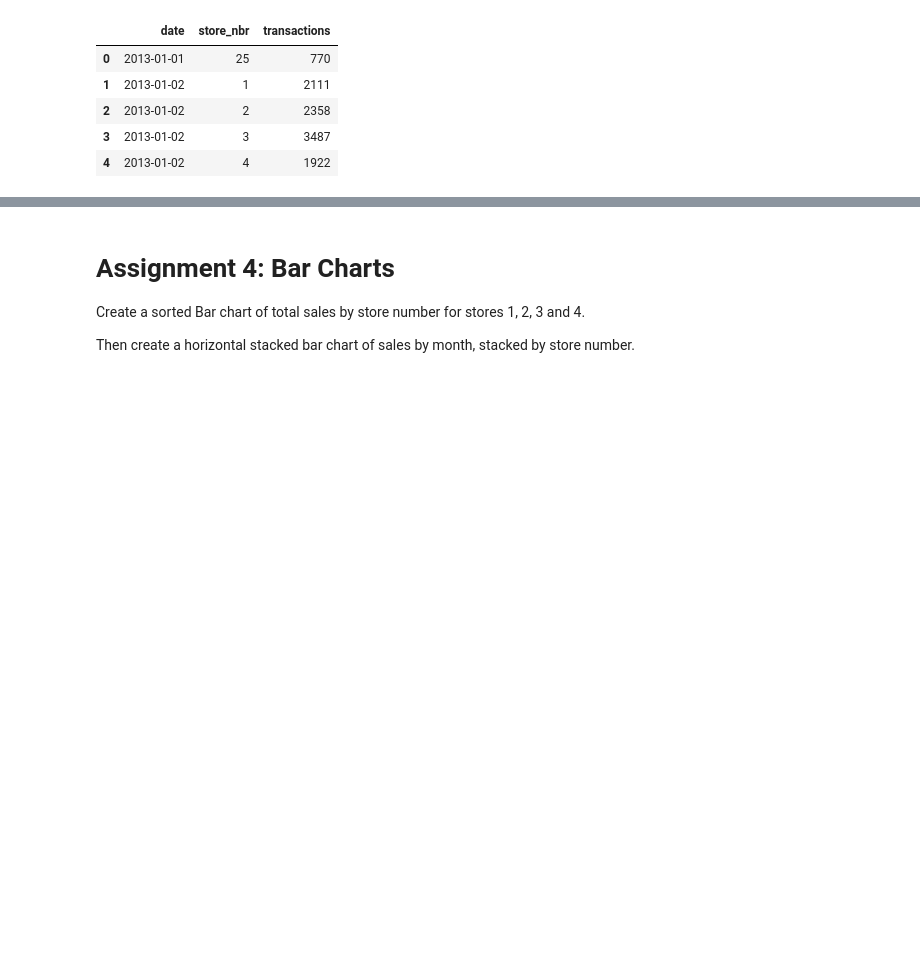
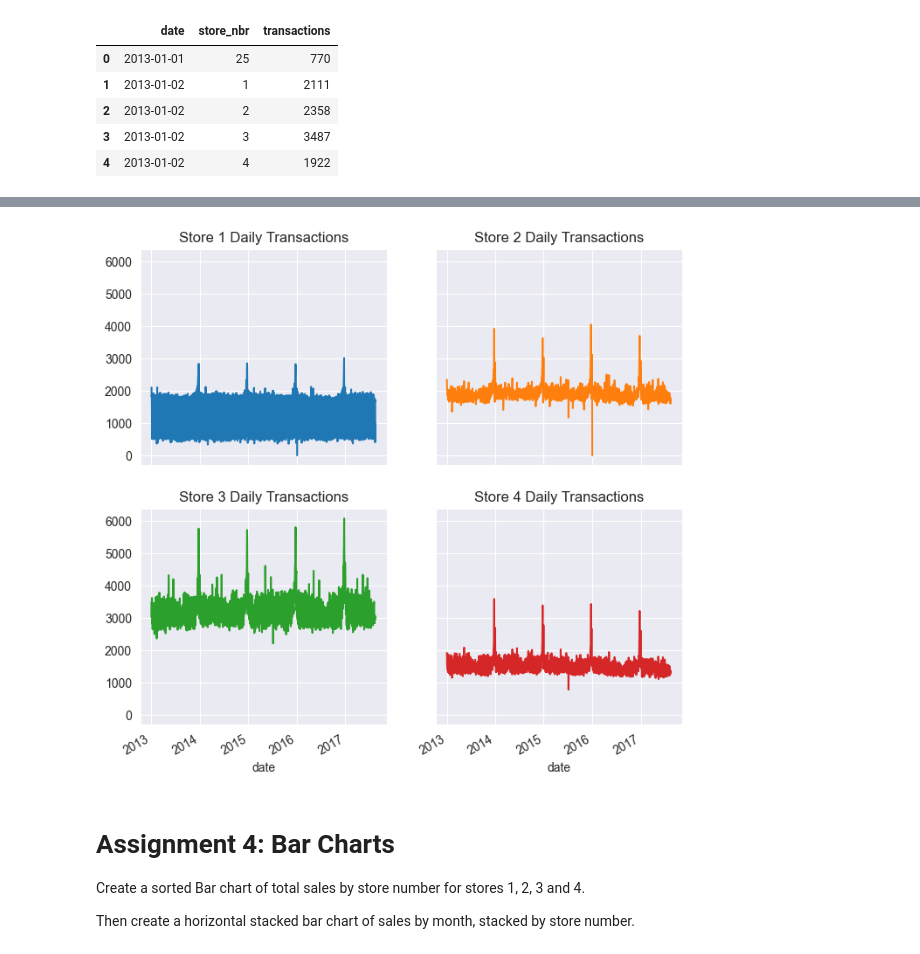
Before and after one commit to jameslaurence82/Udemy-Python_DataAnalysis_NumpyPandas, a Jupyter notebook: Pandas Course Resources/Course_Assignments/section05_data_viz.ipynb, the cells around one changed output, grey strips where cells are left out. Saved outputs shown, nothing was run; the diff lists cells and outputs as text; code cells hidden in the pictures; blank space fills up the shorter version.

Commit message:
working through visualizations - at bar charts

```diff
--- a/Pandas Course Resources/Course_Assignments/section05_data_viz.ipynb
+++ b/Pandas Course Resources/Course_Assignments/section05_data_viz.ipynb
@@ -81,7 +81,7 @@ Once you've done that, create a 2x2 line plot of transactions vs time, with one
 
 Thanks!
 # %%
-transactions = pd.read_csv("../retail/transactions.csv")
+transactions = pd.read_csv("../retail/transactions.csv", parse_dates=['date'])
 transactions.head()
 # %% [output]
 |  | date | store_nbr | transactions |
@@ -90,3 +90,17 @@ transactions.head()
 | 2 | 2013-01-02 | 2 | 2358 |
 | 3 | 2013-01-02 | 3 | 3487 |
 | 4 | 2013-01-02 | 4 | 1922 |
+# %%
+# filter store_nbr for Stores 1 to 4 using logical conditions
+mask1234 = (
+    (transactions['store_nbr'] >= 1) &
+    (transactions['store_nbr'] < 5)
+)
+##### OR ######
+
+# filter store_nbr for Stores 1 to 4 using pd['column_name].isin([]) method
+mask_1234 = transactions['store_nbr'].isin([1,2,3,4])
+
+# apply mask to transactions DataFrame
+stores_1234 = transactions.loc[mask_1234]
+stores_1234
@@ -92,0 +121,7 @@ transactions.head()
+# %%
+# Create a pivot table of stores 1 to 4 with daily transactions
+stores_1234 = stores_1234.pivot_table(
+    index='date',
+    columns='store_nbr'
+).droplevel(0, axis=1)
+stores_1234.head()
@@ -93,3 +136,15 @@ transactions.head()
+# %%
+# create subplots(2 by 2), of transactions vs. Date
+stores_1234.plot(
+    subplots=True,
+    sharey=True,
+    layout=(2,2),
+    figsize=(8,8),
+    legend=False,
+    title=['Store 1 Daily Transactions', 'Store 2 Daily Transactions', 'Store 3 Daily Transactions','Store 4 Daily Transactions']
+    );
+# %% [output]
+[figure, added]
 # %% [markdown]
 # Assignment 4: Bar Charts
 
```
Also changed, not shown: parts of 8 cells of this notebook, 1 other file.
